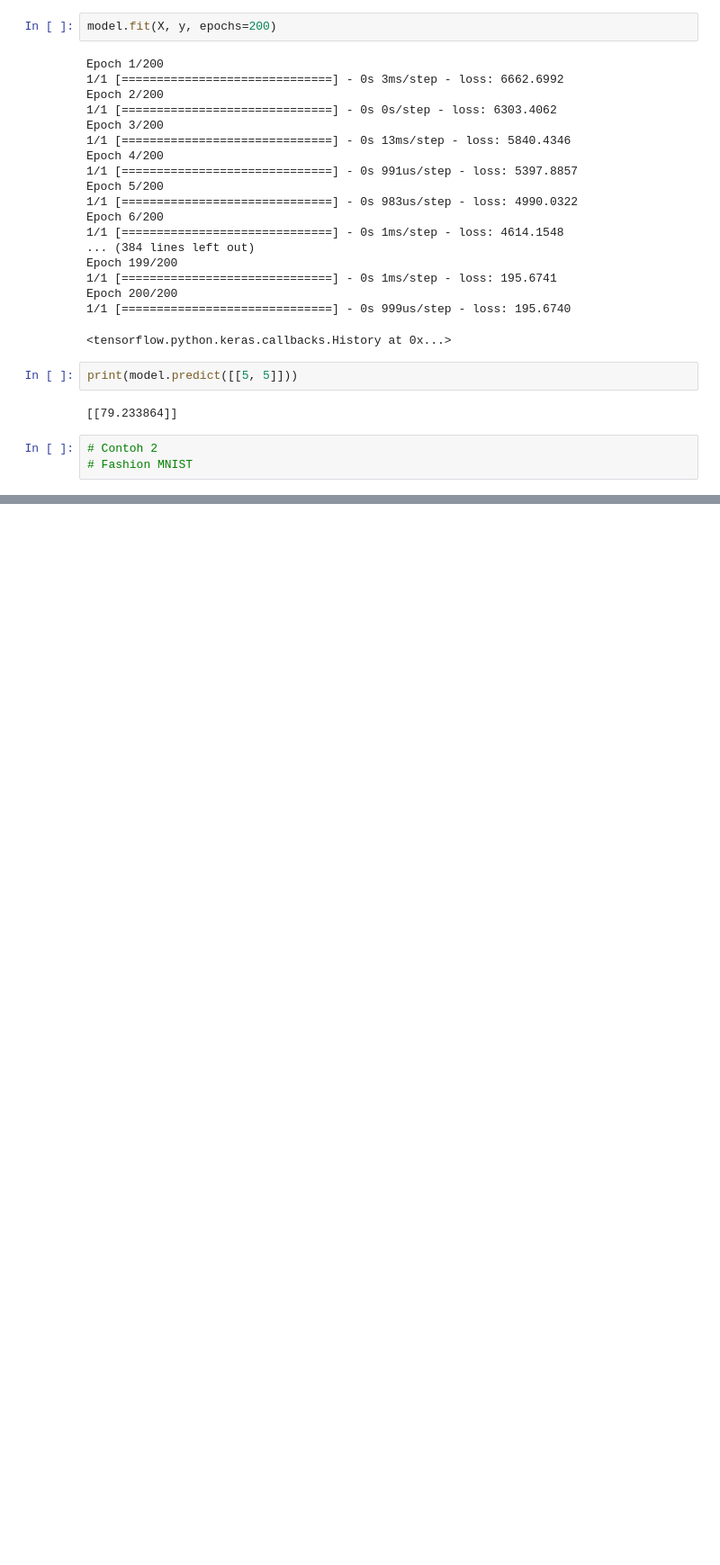
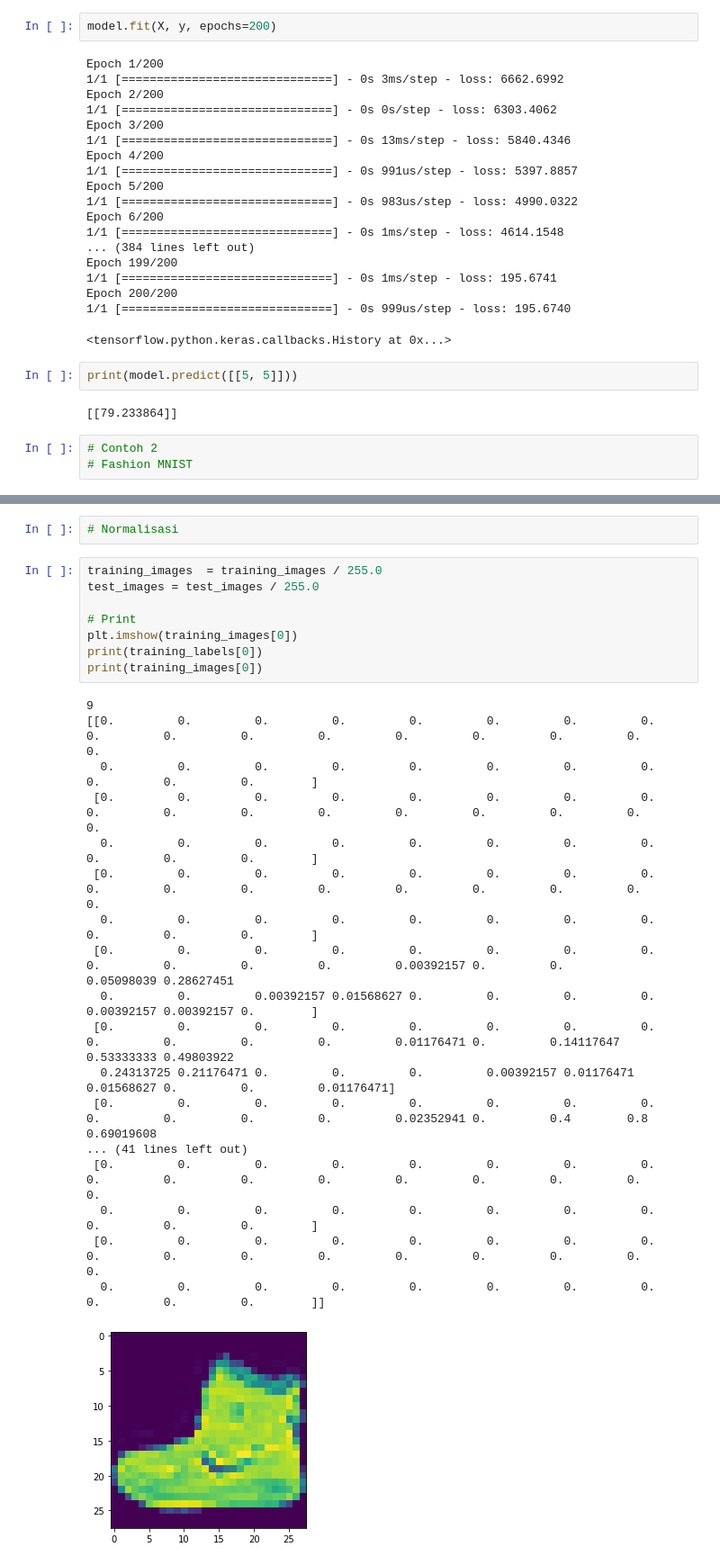
Before and after one commit to rudyhendrawn/data-course, a Jupyter notebook: data-mining/classification/neural-network.ipynb, the cells around one changed output, grey strips where cells are left out. Shown at 90% size. Saved outputs shown, nothing was run; the diff lists cells and outputs as text; blank space fills up the shorter version.

```diff
--- a/data-mining/classification/neural-network.ipynb
+++ b/data-mining/classification/neural-network.ipynb
@@ -111,0 +143,29 @@ print(model.predict([[5, 5]]))
+# %%
+# Normalisasi
+# %%
+training_images  = training_images / 255.0
+test_images = test_images / 255.0
+
+# Print
+plt.imshow(training_images[0])
+print(training_labels[0])
+print(training_images[0])
+# %% [output]
+9
+[[0.         0.         0.         0.         0.         0.         0.         0.         0.         0.         0.         0.         0.         0.         0.         0.         0.
+  0.         0.         0.         0.         0.         0.         0.         0.         0.         0.         0.        ]
+ [0.         0.         0.         0.         0.         0.         0.         0.         0.         0.         0.         0.         0.         0.         0.         0.         0.
+  0.         0.         0.         0.         0.         0.         0.         0.         0.         0.         0.        ]
+ [0.         0.         0.         0.         0.         0.         0.         0.         0.         0.         0.         0.         0.         0.         0.         0.         0.
+  0.         0.         0.         0.         0.         0.         0.         0.         0.         0.         0.        ]
+ [0.         0.         0.         0.         0.         0.         0.         0.         0.         0.         0.         0.         0.00392157 0.         0.         0.05098039 0.28627451
+  0.         0.         0.00392157 0.01568627 0.         0.         0.         0.         0.00392157 0.00392157 0.        ]
+ [0.         0.         0.         0.         0.         0.         0.         0.         0.         0.         0.         0.         0.01176471 0.         0.14117647 0.53333333 0.49803922
+  0.24313725 0.21176471 0.         0.         0.         0.00392157 0.01176471 0.01568627 0.         0.         0.01176471]
+ [0.         0.         0.         0.         0.         0.         0.         0.         0.         0.         0.         0.         0.02352941 0.         0.4        0.8        0.69019608
+... (41 lines left out)
+ [0.         0.         0.         0.         0.         0.         0.         0.         0.         0.         0.         0.         0.         0.         0.         0.         0.
+  0.         0.         0.         0.         0.         0.         0.         0.         0.         0.         0.        ]
+ [0.         0.         0.         0.         0.         0.         0.         0.         0.         0.         0.         0.         0.         0.         0.         0.         0.
+  0.         0.         0.         0.         0.         0.         0.         0.         0.         0.         0.        ]]
+[figure, added]
```
Also changed, not shown: parts of 25 cells of this notebook.
